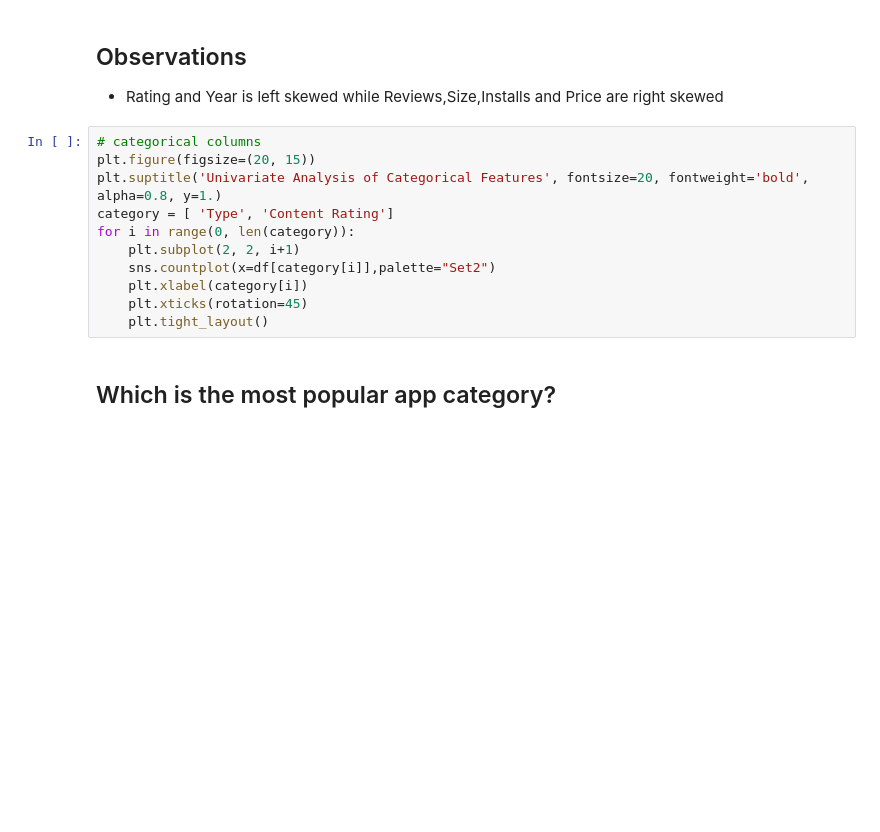
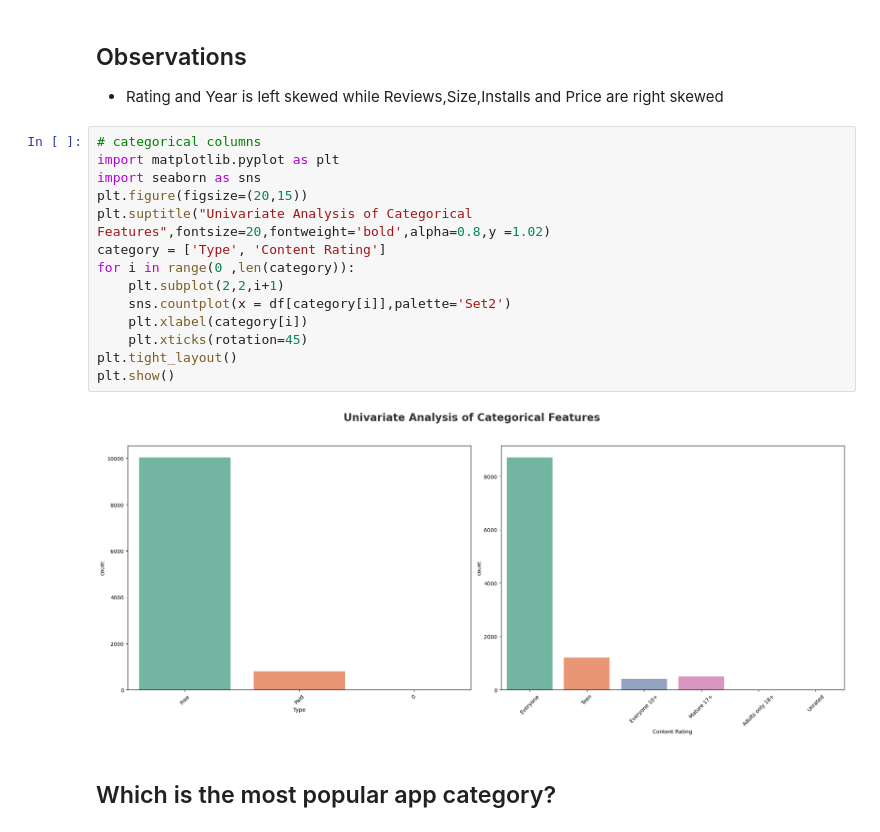
Before and after one commit to Milind1234/DS_ML_DL_NLP, a Jupyter notebook: 03_EDA_(Exploratory_Data_Analysis)/03_EDA_FE_Google_Playstore.ipynb, the cells around one changed output. Cells and saved outputs as stored; diff of their text form; blank space fills up the shorter version.

```diff
--- a/03_EDA_(Exploratory_Data_Analysis)/03_EDA_FE_Google_Playstore.ipynb
+++ b/03_EDA_(Exploratory_Data_Analysis)/03_EDA_FE_Google_Playstore.ipynb
@@ -410,15 +439,20 @@ for i in range(0, len(numeric_features)):
 - Rating and Year is left skewed while Reviews,Size,Installs and Price are right skewed
 # %%
 # categorical columns
-plt.figure(figsize=(20, 15))
-plt.suptitle('Univariate Analysis of Categorical Features', fontsize=20, fontweight='bold', alpha=0.8, y=1.)
-category = [ 'Type', 'Content Rating']
-for i in range(0, len(category)):
-    plt.subplot(2, 2, i+1)
-    sns.countplot(x=df[category[i]],palette="Set2")
+import matplotlib.pyplot as plt
+import seaborn as sns
+plt.figure(figsize=(20,15))
+plt.suptitle("Univariate Analysis of Categorical Features",fontsize=20,fontweight='bold',alpha=0.8,y =1.02)
+category = ['Type', 'Content Rating']
+for i in range(0 ,len(category)):
+    plt.subplot(2,2,i+1)
+    sns.countplot(x = df[category[i]],palette='Set2')
     plt.xlabel(category[i])
     plt.xticks(rotation=45)
-    plt.tight_layout()
+plt.tight_layout()
+plt.show()
+# %% [output]
+[figure, added]
 # %% [markdown]
 ## Which is the most popular app category?
 # %%
```
Also changed, not shown: parts of 18 cells of this notebook.
